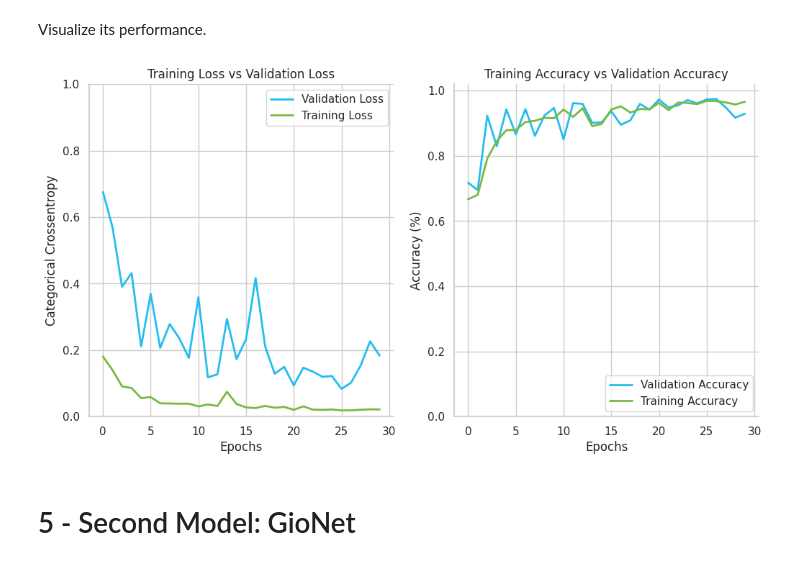
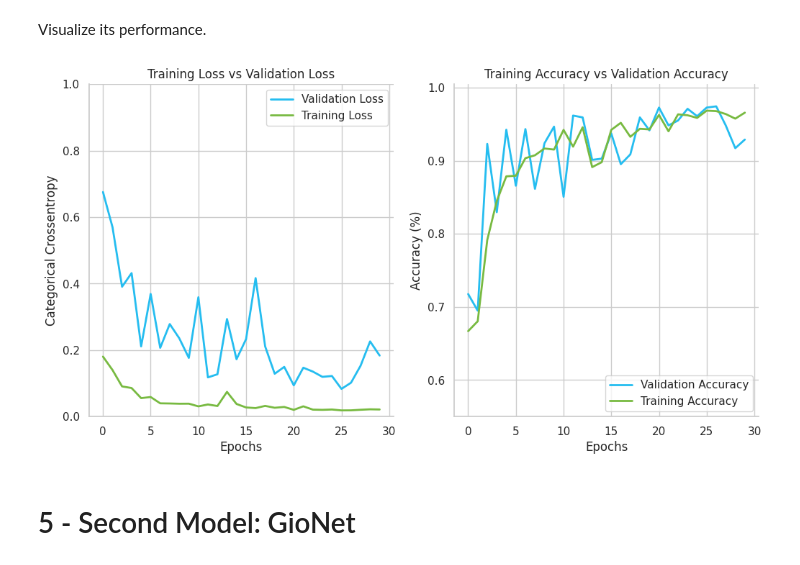
Before and after one commit to giordanovitale/Prado-Museum-CNN, a Jupyter notebook: Prado_Artists.ipynb, the cells around one changed output. Cells and saved outputs as stored; diff of their text form; code cells hidden in the pictures.

```diff
--- a/Prado_Artists.ipynb
+++ b/Prado_Artists.ipynb
@@ -605,9 +605,9 @@ vk.layered_view(zfnet,
 Visualize its performance.
 # %%
 zfnet_history = pd.read_csv("/content/drive/MyDrive/AMD/model_logs/zfnet.log")
-plot_history(zfnet_history)
+plot_history(zfnet_history, y_lim_right=(0.55,1.005))
 # %% [output]
-[figure, old version]
+[figure, new version]
 # %% [markdown]
 # 5 - Second Model: GioNet
 # %%
```
Also changed, not shown: parts of 9 cells of this notebook.
